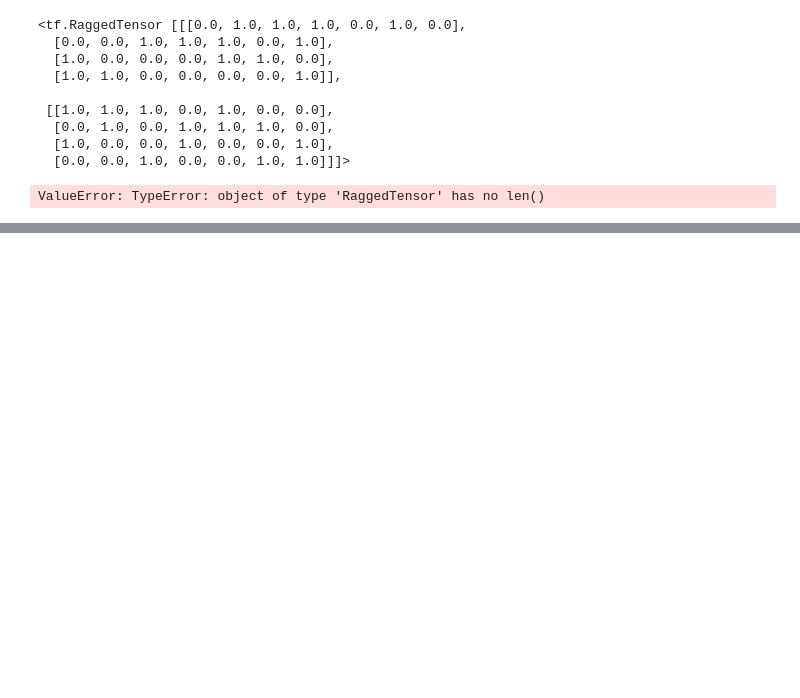
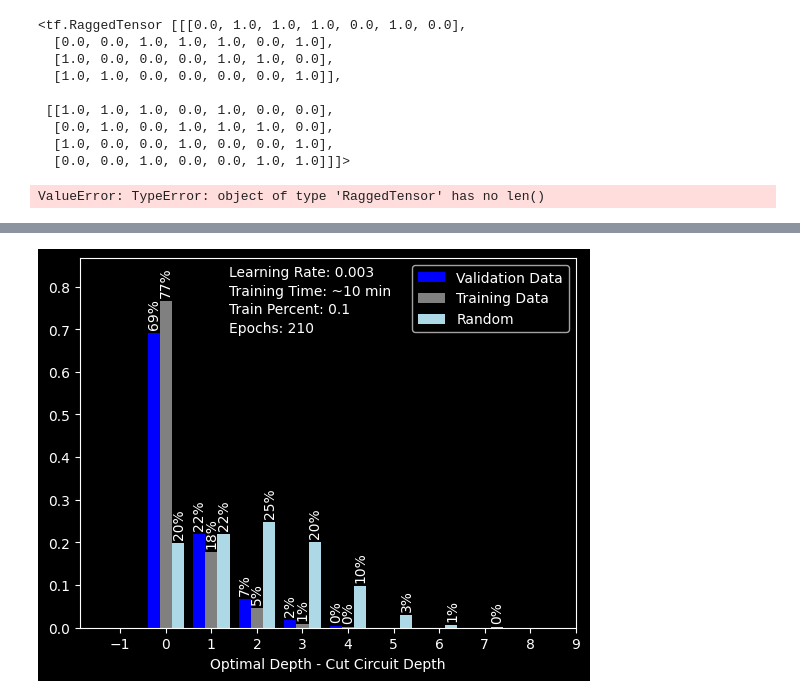
Before and after one commit to alexhilty/QCutML, a Jupyter notebook: testing_notebook.ipynb, the cells around one changed output, grey strips where cells are left out. Saved outputs shown, nothing was run; the diff lists cells and outputs as text; code cells hidden in the pictures; blank space fills up the shorter version.

```diff
--- a/testing_notebook.ipynb
+++ b/testing_notebook.ipynb
@@ -244,0 +566,95 @@ ValueError: TypeError: object of type 'RaggedTensor' has no len()
+# %%
+date_str = '08232023'
+sweep_num = 4
+sweep_folder = f'../../qcircml_code/data_{date_str}_sweep{str(sweep_num)}/'
+num_qubits = 4
+
+folder_list = [2, 3, 4, 12, 6]
+samples = 1000
+
+
+val_exp_list = []
+train_exp_list = []
+random_exp_list = []
+train_percent_list = []
+for fol_num in folder_list:
+    folderoot = sweep_folder + str(fol_num) + '/'
+
+    # load histogram txt
+    hist = np.loadtxt(folderoot + f'{date_str}_{str(fol_num)}_hist_model0.txt')
+
+    # compute expectation values
+    val_exp = np.sum(hist[0] * np.arange(-1, len(hist[0]) - 1))
+    train_exp = np.sum(hist[1] * np.arange(-1, len(hist[1]) - 1))
+    random_exp = np.sum(hist[2] * np.arange(-1, len(hist[2]) - 1))
+
+    # append to list
+    val_exp_list.append(val_exp)
+    train_exp_list.append(train_exp)
+    random_exp_list.append(random_exp)
+
+    # print values
+    print(f'\nValidation Expectation Value: {val_exp}')
+    print(f'Training Expectation Value: {train_exp}')
+    print(f'Random Expectation Value: {random_exp}')
+
+    # load parameters
+    param_dict = pickle.load(open(folderoot + f'{date_str}_{str(fol_num)}_parameters.p', 'rb'))
+    train_percent_list.append(param_dict['train_percent'])
+    print(f'Train Percent: {param_dict["train_percent"]}')
+
+    # sample distribution
+    diffs = []
+    for i in range(len(hist)):
+        diffs.append([])
+        for j in range(len(hist[i])):
+            temp = np.ones(int(hist[i][j] * samples), dtype= np.int64) * (j - 1)
+
+            diffs[i] += list(temp)
+
+    plot_hist = diffs
+
+    # plot multi-bar histogram using hist, random_hist, hist_t, random_hist_t in matplotlib
+    colors = ['blue', 'grey', 'lightblue']
+    labels = ['Validation Data', 'Training Data', 'Random']
+    res = plt.hist(plot_hist, bins=range(-1, max(diffs[-1]) + 3), color=colors, label=labels, density=True, align='left')
+
+    # add model metadata on plot
+    plt.text(0.3, 0.95, f'Learning Rate: {0.003}', transform=plt.gca().transAxes)
+    plt.text(0.3, 0.9, f'Training Time: ~{10} min', transform=plt.gca().transAxes)
+    plt.text(0.3, 0.85, f'Train Percent: {round(train_percent_list[-1], 2)}', transform=plt.gca().transAxes)
+    plt.text(0.3, 0.8, f'Epochs: {param_dict["loops"]}', transform=plt.gca().transAxes)
+
+
+    plt.legend()
+    plt.xlabel("Optimal Depth - Cut Circuit Depth")
+    # plt.ylabel("Percent")
+    # show all x ticks
+    plt.xticks(range(-1, max(diffs[-1]) + 3))
+
+    # show percentage above each bar in histogram
+    max_n = 0
+    for i in range(len(res[0])):
+        for j in range(len(res[1]) - 1):
+            if res[0][i][j] != 0:
+                plt.text(res[1][j] + (-0.42 + 0.275 * i), res[0][i][j] + 0.016, str(round(res[0][i][j] * 100)) + "%", rotation=90)
+
+            if res[0][i][j] > max_n:
+                max_n = res[0][i][j]
+
+    # set y axis limit to max + text height
+    plt.ylim(0, max_n + 0.1)
+    plt.show()
+
+# plot expectation values marking points with shapes
+plt.plot(train_percent_list, val_exp_list, label='Validation', marker='o')
+plt.plot(train_percent_list, train_exp_list, label='Training', marker='o')
+
+# add random expection value as text box
+plt.text(0.2, 0.7, f'Random Expectation Value: {round(random_exp_list[0],2)}', transform=plt.gca().transAxes, bbox=dict(facecolor='blue', alpha=0.5))
+
+plt.xlabel('Fraction of Data Used for Training')
+plt.ylabel('Difference Expectation Value')
+
+plt.legend()
+# %% [output]
@@ -244,0 +665 @@ ValueError: TypeError: object of type 'RaggedTensor' has no len()
+[figure, added]
```
Also changed, not shown: parts of 11 cells of this notebook, 7 other files.
